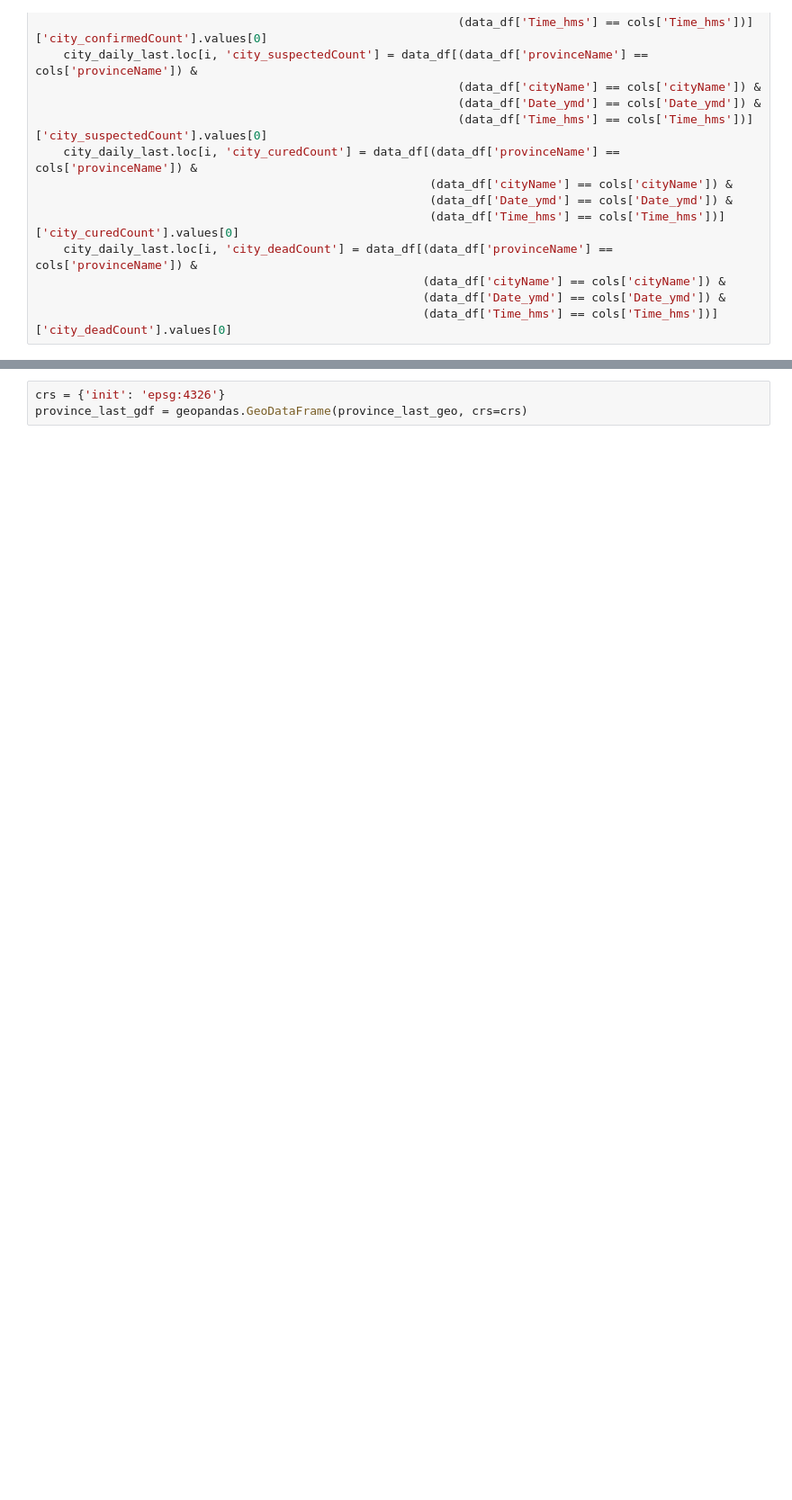
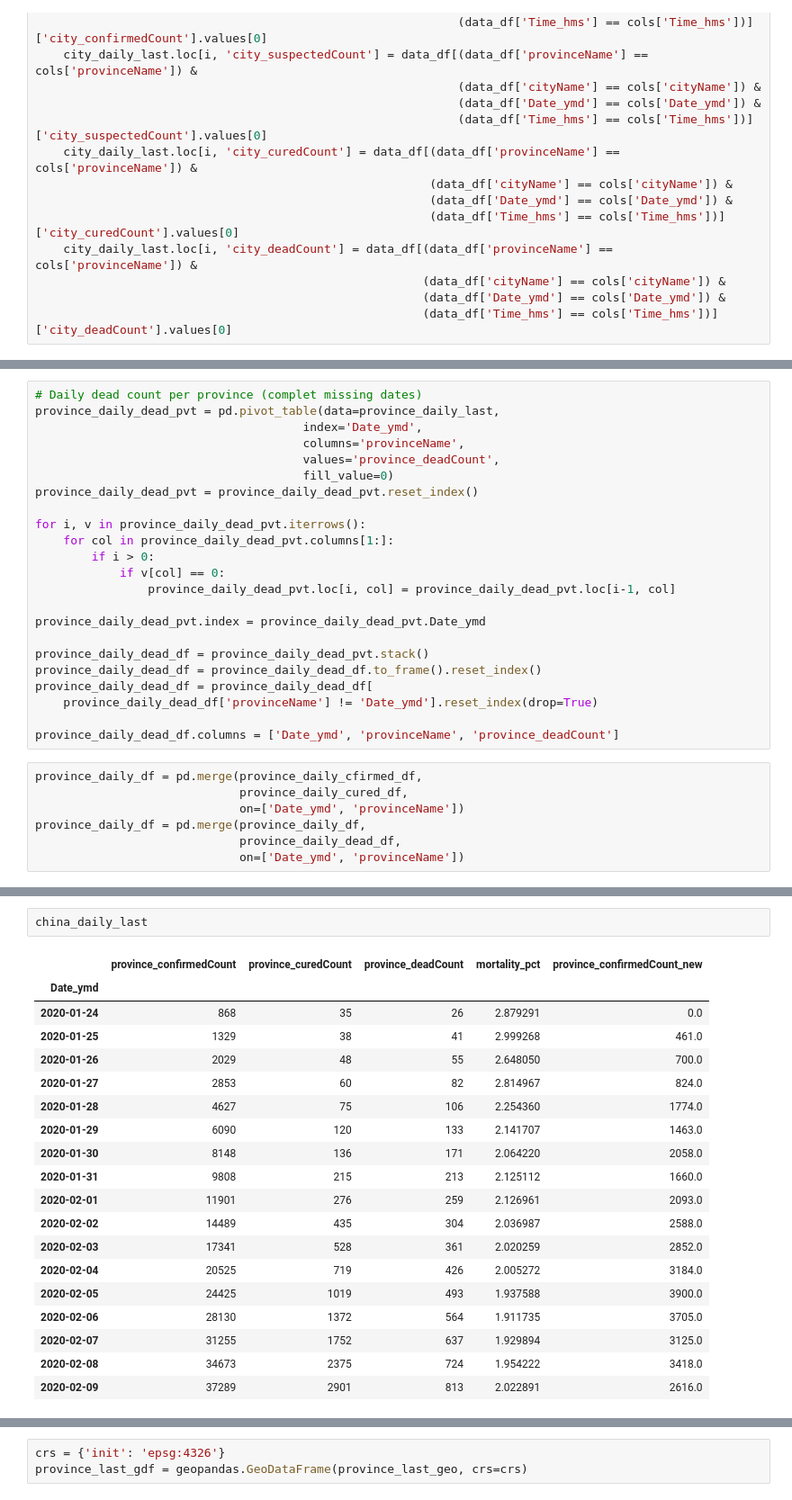
Before and after one commit to jingwen-z/python-playground, a Jupyter notebook: analysis/2019_nCoV/2019_nCoV.ipynb, the cells around one changed output, grey strips where cells are left out. Shown at 90% size. Saved outputs shown, nothing was run; the diff lists cells and outputs as text; blank space fills up the shorter version.

```diff
--- a/analysis/2019_nCoV/2019_nCoV.ipynb
+++ b/analysis/2019_nCoV/2019_nCoV.ipynb
@@ -236,0 +283,30 @@ city_daily_last.head()
+# %%
+# Daily dead count per province (complet missing dates)
+province_daily_dead_pvt = pd.pivot_table(data=province_daily_last,
+                                      index='Date_ymd',
+                                      columns='provinceName',
+                                      values='province_deadCount',
+                                      fill_value=0)
+province_daily_dead_pvt = province_daily_dead_pvt.reset_index()
+
+for i, v in province_daily_dead_pvt.iterrows():
+    for col in province_daily_dead_pvt.columns[1:]:
+        if i > 0:
+            if v[col] == 0:
+                province_daily_dead_pvt.loc[i, col] = province_daily_dead_pvt.loc[i-1, col]
+
+province_daily_dead_pvt.index = province_daily_dead_pvt.Date_ymd
+
+province_daily_dead_df = province_daily_dead_pvt.stack()
+province_daily_dead_df = province_daily_dead_df.to_frame().reset_index()
+province_daily_dead_df = province_daily_dead_df[
+    province_daily_dead_df['provinceName'] != 'Date_ymd'].reset_index(drop=True)
+
+province_daily_dead_df.columns = ['Date_ymd', 'provinceName', 'province_deadCount']
+# %%
+province_daily_df = pd.merge(province_daily_cfirmed_df,
+                             province_daily_cured_df,
+                             on=['Date_ymd', 'provinceName'])
+province_daily_df = pd.merge(province_daily_df,
+                             province_daily_dead_df,
+                             on=['Date_ymd', 'provinceName'])
@@ -236,0 +325,22 @@ city_daily_last.head()
+# %%
+china_daily_last
+# %% [output]
+|  | province_confirmedCount | province_curedCount | province_deadCount | mortality_pct | province_confirmedCount_new |
+| Date_ymd |  |  |  |  |  |
+| 2020-01-24 | 868 | 35 | 26 | 2.879291 | 0.0 |
+| 2020-01-25 | 1329 | 38 | 41 | 2.999268 | 461.0 |
+| 2020-01-26 | 2029 | 48 | 55 | 2.648050 | 700.0 |
+| 2020-01-27 | 2853 | 60 | 82 | 2.814967 | 824.0 |
+| 2020-01-28 | 4627 | 75 | 106 | 2.254360 | 1774.0 |
+| 2020-01-29 | 6090 | 120 | 133 | 2.141707 | 1463.0 |
+| 2020-01-30 | 8148 | 136 | 171 | 2.064220 | 2058.0 |
+| 2020-01-31 | 9808 | 215 | 213 | 2.125112 | 1660.0 |
+| 2020-02-01 | 11901 | 276 | 259 | 2.126961 | 2093.0 |
+| 2020-02-02 | 14489 | 435 | 304 | 2.036987 | 2588.0 |
+| 2020-02-03 | 17341 | 528 | 361 | 2.020259 | 2852.0 |
+| 2020-02-04 | 20525 | 719 | 426 | 2.005272 | 3184.0 |
+| 2020-02-05 | 24425 | 1019 | 493 | 1.937588 | 3900.0 |
+| 2020-02-06 | 28130 | 1372 | 564 | 1.911735 | 3705.0 |
+| 2020-02-07 | 31255 | 1752 | 637 | 1.929894 | 3125.0 |
+| 2020-02-08 | 34673 | 2375 | 724 | 1.954222 | 3418.0 |
+| 2020-02-09 | 37289 | 2901 | 813 | 2.022891 | 2616.0 |
```
Also changed, not shown: parts of 32 cells of this notebook.
